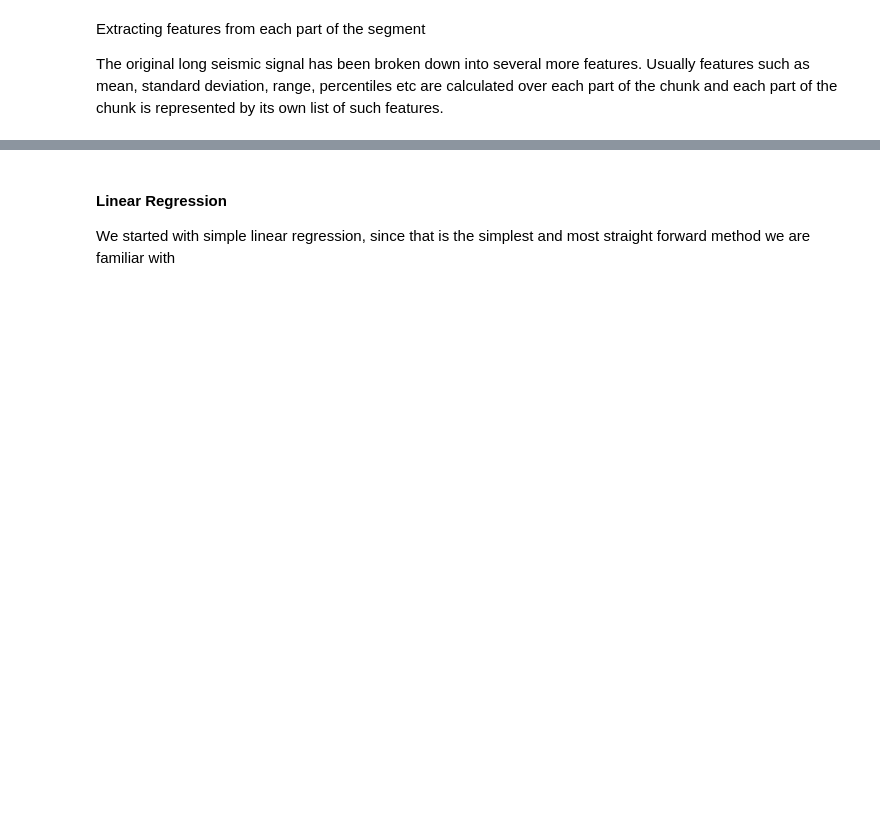
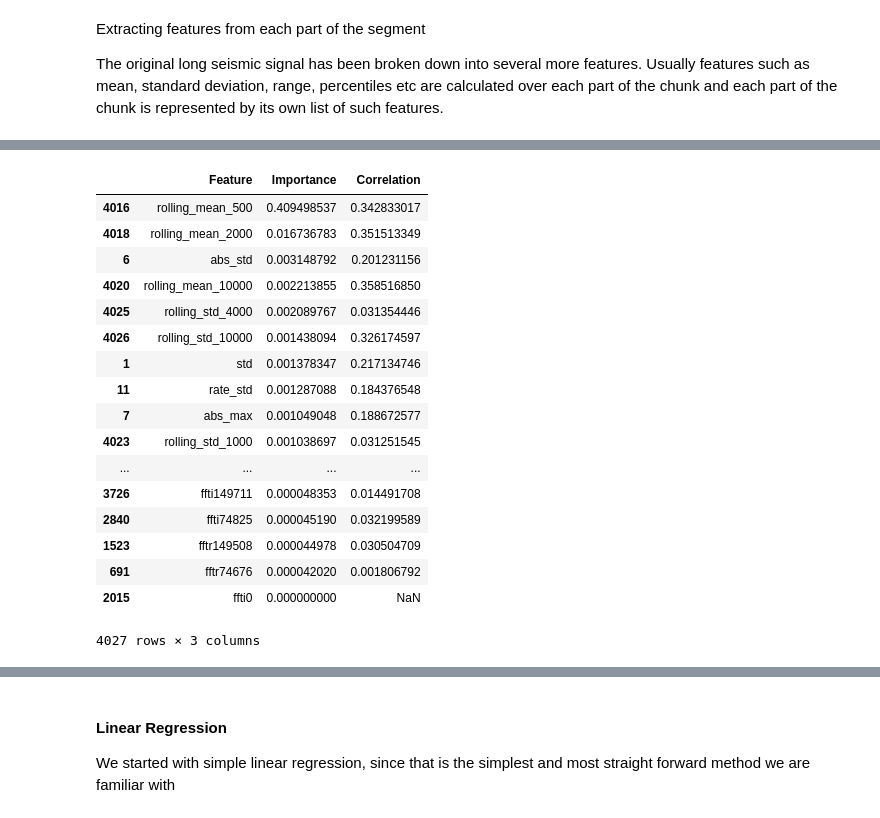
Before and after one commit to poornimajoshi/Earthquake-Predictions, a Jupyter notebook: quakes.ipynb, the cells around one changed output, grey strips where cells are left out. Cells and saved outputs as stored; diff of their text form; code cells hidden in the pictures; blank space fills up the shorter version.

```diff
--- a/quakes.ipynb
+++ b/quakes.ipynb
@@ -267,0 +349,23 @@ y_train = df_train['time_to_failure'].values
+# %%
+# Sorting the features in descending order so we choose the best one
+features = features.sort_values(by='Importance', ascending=False)
+features
+# %% [output]
+|  | Feature | Importance | Correlation |
+| 4016 | rolling_mean_500 | 0.409498537 | 0.342833017 |
+| 4018 | rolling_mean_2000 | 0.016736783 | 0.351513349 |
+| 6 | abs_std | 0.003148792 | 0.201231156 |
+| 4020 | rolling_mean_10000 | 0.002213855 | 0.358516850 |
+| 4025 | rolling_std_4000 | 0.002089767 | 0.031354446 |
+| 4026 | rolling_std_10000 | 0.001438094 | 0.326174597 |
+| 1 | std | 0.001378347 | 0.217134746 |
+| 11 | rate_std | 0.001287088 | 0.184376548 |
+| 7 | abs_max | 0.001049048 | 0.188672577 |
+| 4023 | rolling_std_1000 | 0.001038697 | 0.031251545 |
+| ... | ... | ... | ... |
+| 3726 | ffti149711 | 0.000048353 | 0.014491708 |
+| 2840 | ffti74825 | 0.000045190 | 0.032199589 |
+| 1523 | fftr149508 | 0.000044978 | 0.030504709 |
+| 691 | fftr74676 | 0.000042020 | 0.001806792 |
+| 2015 | ffti0 | 0.000000000 | NaN |
+4027 rows × 3 columns
```
Also changed, not shown: parts of 32 cells of this notebook.
